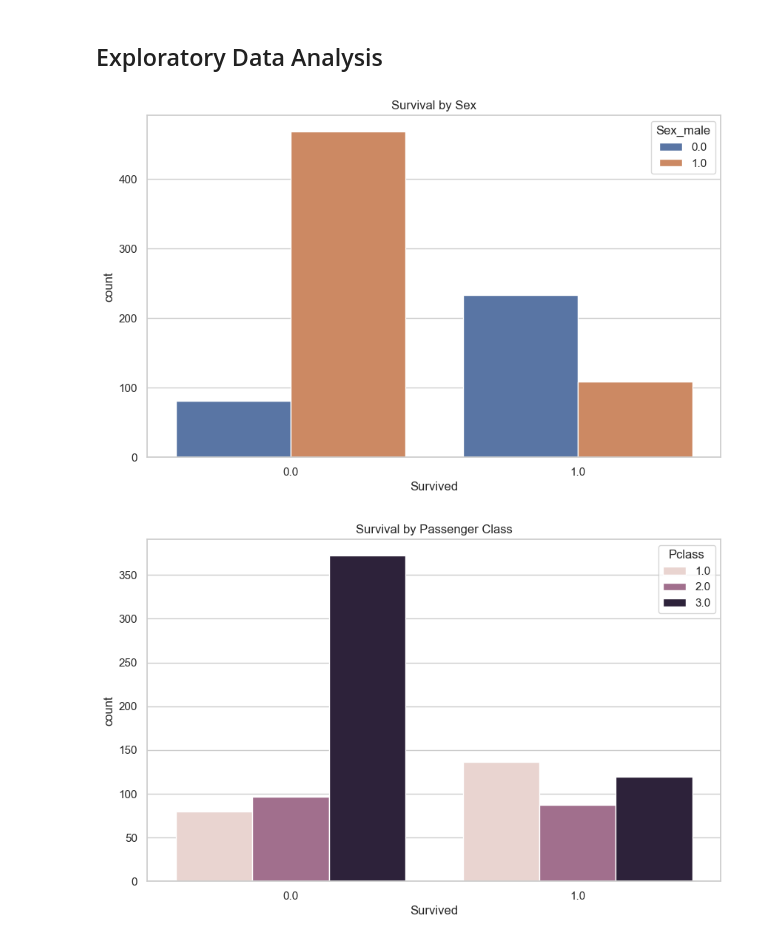
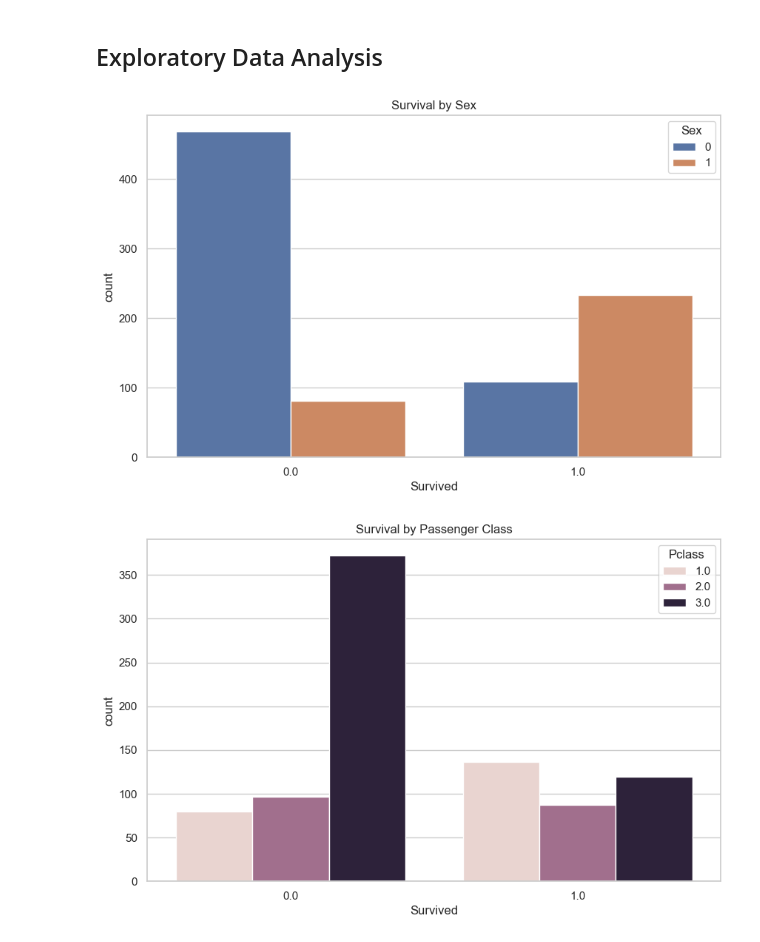
Before and after one commit to asma-hachaichi/Titanic-Dataset-Analyst, a Jupyter notebook: Titanic-Dataset-Analysis.ipynb, the cells around one changed output. Drawn from its saved outputs; the diff is of its cells as text; code cells hidden in the pictures.

```diff
--- a/Titanic-Dataset-Analysis.ipynb
+++ b/Titanic-Dataset-Analysis.ipynb
@@ -96,9 +124,12 @@ num_imputer = SimpleImputer(strategy='median')
 cat_imputer = SimpleImputer(strategy='most_frequent')
 
 # Impute numerical columns
-df[numerical_cols] = num_imputer.fit_transform(df[numerical_cols])
+df[numerical_cols_train] = num_imputer.fit_transform(df[numerical_cols_train])
+df_test[numerical_cols_test] = num_imputer.fit_transform(df_test[numerical_cols_test])
+
 # Impute categorical columns
-df[categorical_cols] = cat_imputer.fit_transform(df[categorical_cols])
+df[categorical_cols_train] = cat_imputer.fit_transform(df[categorical_cols_train])
+df_test[categorical_cols_test] = cat_imputer.fit_transform(df_test[categorical_cols_test])
 
 print(df)
 # %% [output]
@@ -148,0 +153,33 @@ df.head()
+# %%
+# Extract status from 'Name'
+df['Status'] = df['Name'].str.extract(' ([A-Za-z]+)\.')
+df_test['Status'] = df_test['Name'].str.extract("([A-z]+)\.")
+
+df.loc[~df['Status'].isin(['Don', 'Rev', 'Dr', 'Mme', 'Ms',
+       'Major', 'Lady', 'Sir', 'Mlle', 'Col', 'Capt', 'Countess',
+       'Jonkheer']),'Status']=0
+df_test.loc[~df_test['Status'].isin(['Don', 'Rev', 'Dr', 'Mme', 'Ms',
+       'Major', 'Lady', 'Sir', 'Mlle', 'Col', 'Capt', 'Countess',
+       'Jonkheer']),'Status']=0
+
+df.replace({
+    'Embarked': {'S':0, 'C':1, 'Q':2},
+    'Status': {'Don':1, 'Rev':2, 'Dr':3, 'Mme':4, 'Ms':5,
+       'Major':6, 'Lady':7, 'Sir':8, 'Mlle':9, 'Col':10, 'Capt':11, 'Countess':12,
+       'Jonkheer':13, 'Mr': 14, 'Mrs': 15, 'Miss': 16, 'Master': 17},
+    'Sex':{'male':0, 'female':1}
+},inplace=True)
+
+df_test.replace({
+    'Embarked': {'S':0, 'C':1, 'Q':2},
+    'Status': {'Don':1, 'Rev':2, 'Dr':3, 'Mme':4, 'Ms':5,
+       'Major':6, 'Lady':7, 'Sir':8, 'Mlle':9, 'Col':10, 'Capt':11, 'Countess':12,
+       'Jonkheer':13, 'Mr': 14, 'Mrs': 15, 'Miss': 16, 'Master': 17},
+    'Sex':{'male':0, 'female':1}
+},inplace=True)
+
+# Drop 'Name', 'Cabin' and 'Ticket' columns
+df = df.drop(['Name', 'Ticket', 'Cabin'], axis=1)
+df_test = df_test.drop(['Name', 'Ticket', 'Cabin'], axis=1)
+
+df.info()
@@ -151,14 +206,14 @@ df.head()
 # %%
 # Set visual style
 sns.set(style="whitegrid")
 
 # Survival by Sex
 plt.figure(figsize=(10, 6))
-sns.countplot(x='Survived', hue='Sex_male', data=df)
+sns.countplot(x='Survived', hue='Sex', data=df)
 plt.title('Survival by Sex')
 plt.show()
 # %% [output]
-[figure, old version]
+[figure, new version]
 # %%
 # Survival by Pclass
 plt.figure(figsize=(10, 6))
```
Also changed, not shown: parts of 16 cells of this notebook, 3 other files.
